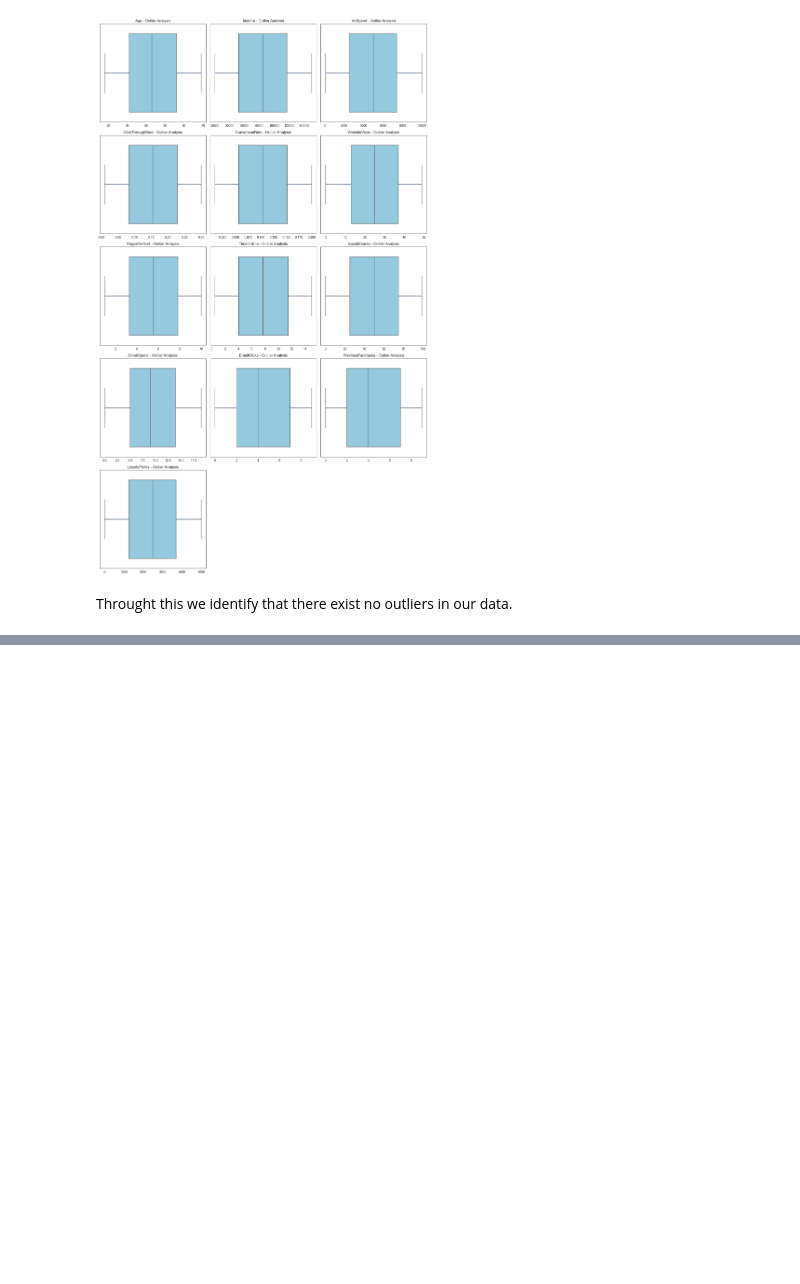
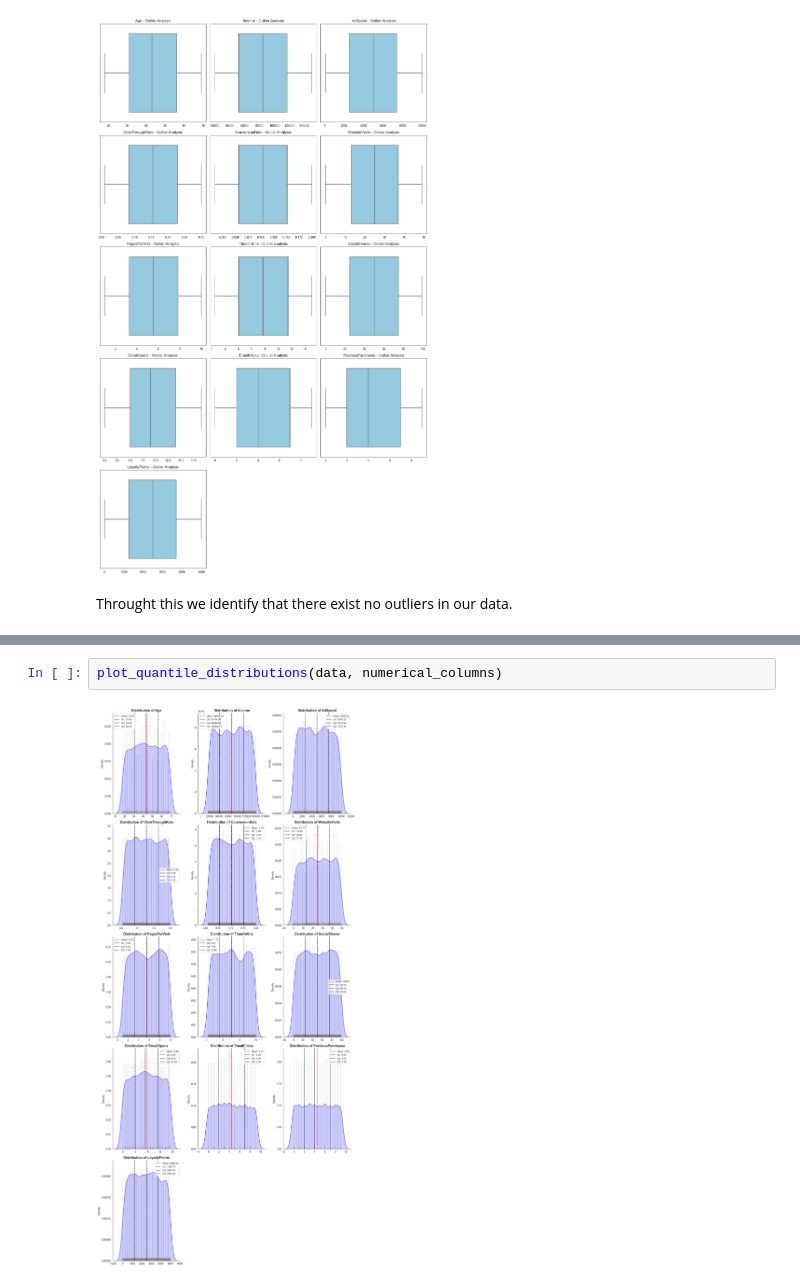
Before and after one commit to barkobt/tubitak-marketing-analytics, a Jupyter notebook: notebooks/01_eda_and_cleaning.ipynb, the cells around one changed output, grey strips where cells are left out. Saved outputs shown, nothing was run; the diff lists cells and outputs as text; blank space fills up the shorter version.

Commit message:
feat: quantile_distrubitions and pie_chart plot functions added.

```diff
--- a/notebooks/01_eda_and_cleaning.ipynb
+++ b/notebooks/01_eda_and_cleaning.ipynb
@@ -209,0 +272,4 @@ Throught this we identify that there exist no outliers in our data.
+# %%
+plot_quantile_distributions(data, numerical_columns)
+# %% [output]
+[figure, added]
```
Also changed, not shown: parts of 4 cells of this notebook.
